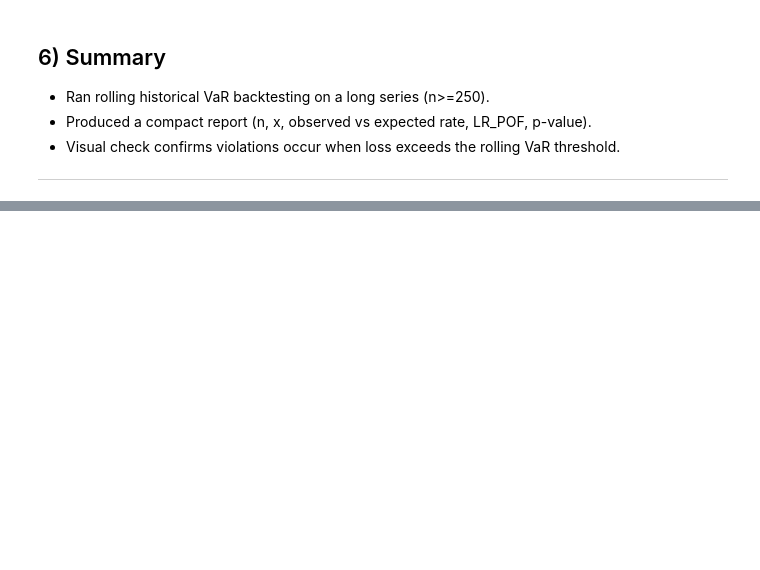
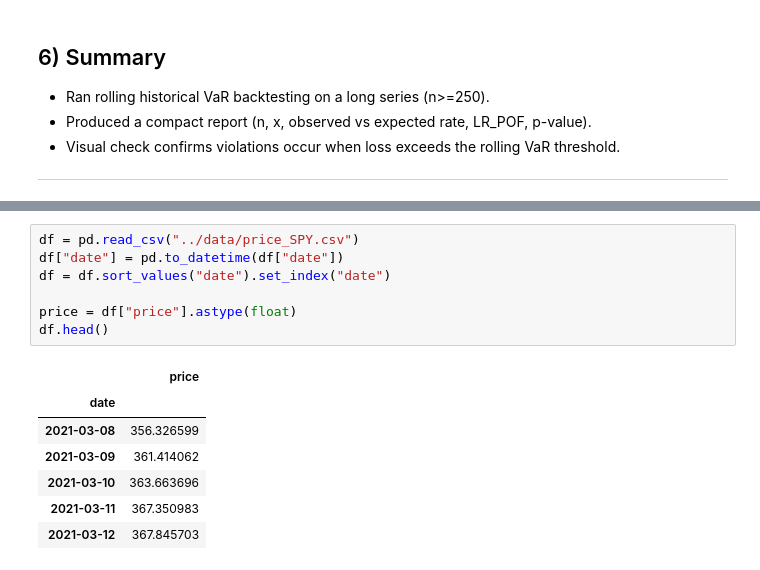
Before and after one commit to KyeongA-Yang/risk-metrics-engine, a Jupyter notebook: notebooks/02_backtesting_kupiec_pof.ipynb, the cells around one changed output, grey strips where cells are left out. Cells and saved outputs as stored; diff of their text form; blank space fills up the shorter version.

```diff
--- a/notebooks/02_backtesting_kupiec_pof.ipynb
+++ b/notebooks/02_backtesting_kupiec_pof.ipynb
@@ -159,0 +253,15 @@ plt.show()
+# %%
+df = pd.read_csv("../data/price_SPY.csv")
+df["date"] = pd.to_datetime(df["date"])
+df = df.sort_values("date").set_index("date")
+
+price = df["price"].astype(float)
+df.head()
+# %% [output]
+|  | price |
+| date |  |
+| 2021-03-08 | 356.326599 |
+| 2021-03-09 | 361.414062 |
+| 2021-03-10 | 363.663696 |
+| 2021-03-11 | 367.350983 |
+| 2021-03-12 | 367.845703 |
```
Also changed, not shown: parts of 24 cells of this notebook, 8 other files.
